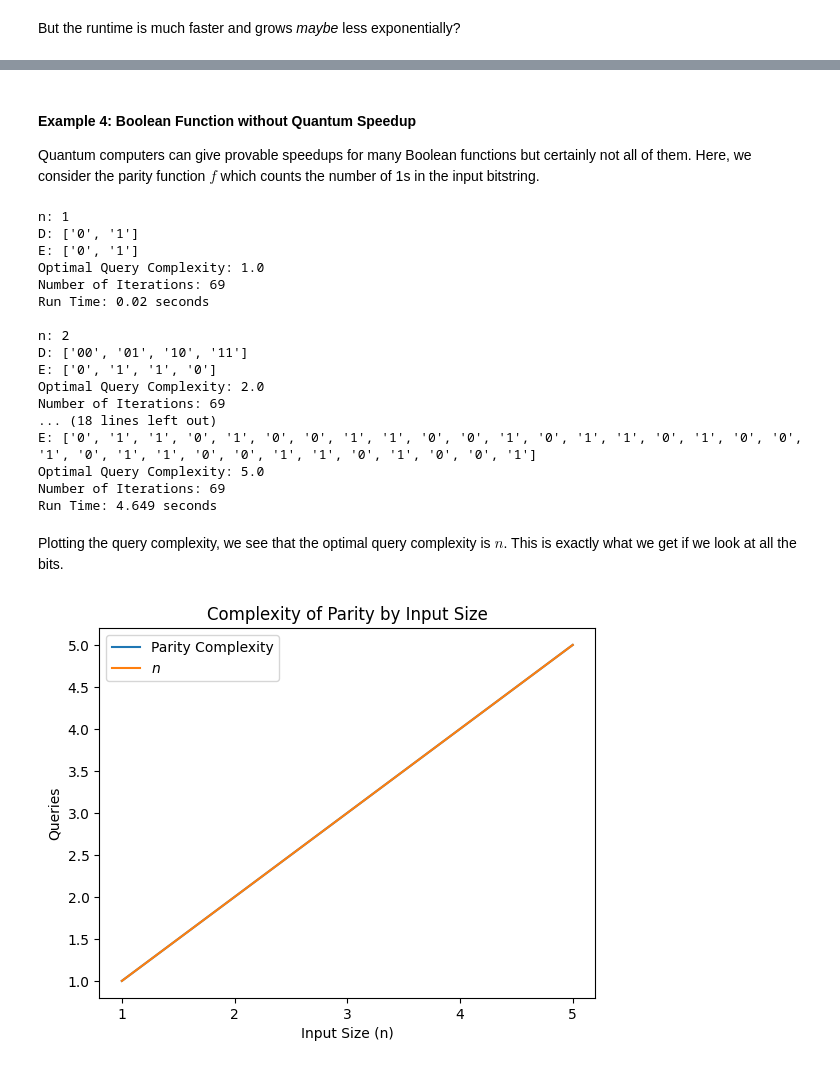
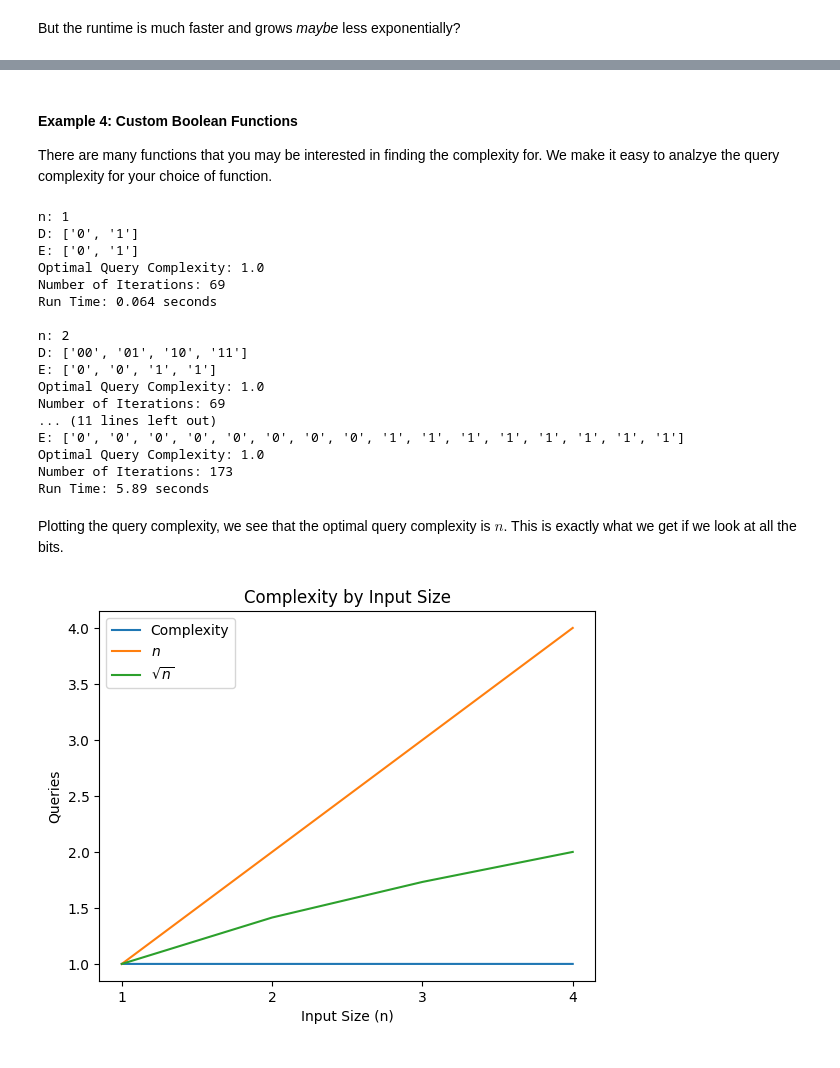
Before and after one commit to rtealw/Optimal-Quantum-Algorithms, a Jupyter notebook: demo.ipynb, the cells around one changed output, grey strips where cells are left out. Cells and saved outputs as stored; diff of their text form; code cells hidden in the pictures.

```diff
--- a/demo.ipynb
+++ b/demo.ipynb
@@ -105,29 +107,34 @@ qqo.visualizeRuntime(worst_solutions, title="Runtime of OR by Input Size for Wor
-# %% [markdown]
-#### Example 4: Boolean Function without Quantum Speedup
-Quantum computers can give provable speedups for many Boolean functions but certainly not all of them. Here, we consider the parity function $f$ which counts the number of 1s in the input bitstring.
+# %% [markdown]
+#### Example 4: Custom Boolean Functions
+There are many functions that you may be interested in finding the complexity for. We make it easy to analzye the query complexity for your choice of function.
+# %%
+def custom_f(D):
+  #return [str(x.count('1') % 2) for x in D] # parity
+  #return [str(random.randint(a=0, b=1)) for x in D] # random
+  return [x[0] for x in D] # first bit
 # %%
-parity_solutions = qqo.runSDPForN(getD=qqo.getDAll, getE=qqo.getEParity, n_end=5, n_start=1)
+custom_solutions = qqo.runSDPForN(getD=qqo.getDAll, getE=custom_f, n_end=4, n_start=1)
 # %% [output]
 n: 1
 D: ['0', '1']
 E: ['0', '1']
 Optimal Query Complexity: 1.0
 Number of Iterations: 69
-Run Time: 0.02 seconds
+Run Time: 0.064 seconds
 
 n: 2
 D: ['00', '01', '10', '11']
-E: ['0', '1', '1', '0']
-Optimal Query Complexity: 2.0
+E: ['0', '0', '1', '1']
+Optimal Query Complexity: 1.0
 Number of Iterations: 69
-... (18 lines left out)
-E: ['0', '1', '1', '0', '1', '0', '0', '1', '1', '0', '0', '1', '0', '1', '1', '0', '1', '0', '0', '1', '0', '1', '1', '0', '0', '1', '1', '0', '1', '0', '0', '1']
-Optimal Query Complexity: 5.0
-Number of Iterations: 69
-Run Time: 4.649 seconds
+... (11 lines left out)
+E: ['0', '0', '0', '0', '0', '0', '0', '0', '1', '1', '1', '1', '1', '1', '1', '1']
+Optimal Query Complexity: 1.0
+Number of Iterations: 173
+Run Time: 5.89 seconds
 # %% [markdown]
 Plotting the query complexity, we see that the optimal query complexity is $n$. This is exactly what we get if we look at all the bits.
 # %%
-qqo.visualizeComplexity(parity_solutions, functions=[lambda x:x], labels=['Parity Complexity', r'$n$'], title="Complexity of Parity by Input Size")
+qqo.visualizeComplexity(custom_solutions, functions=[lambda x:x, lambda x:np.sqrt(x)], labels=['Complexity', r'$n$', r'$\sqrt{n}$'], title="Complexity by Input Size")
 # %% [output]
-[figure, old version]
+[figure, new version]
```
Also changed, not shown: parts of 7 cells of this notebook.
